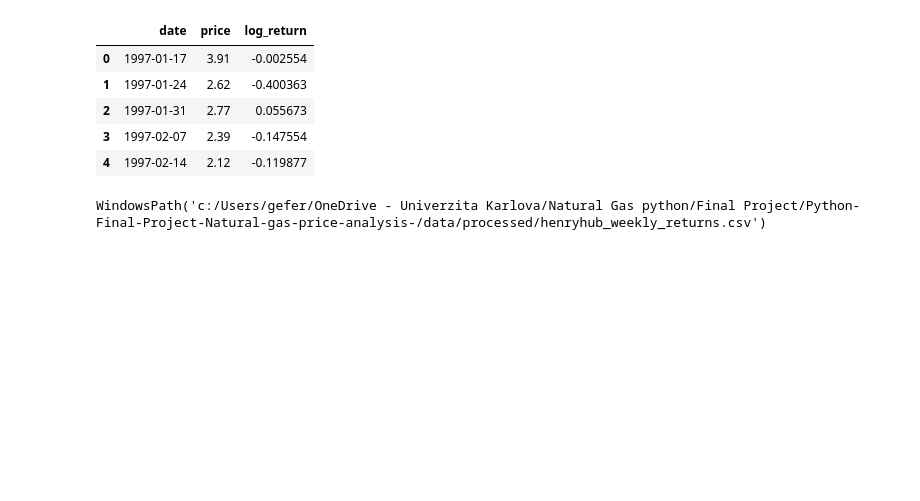
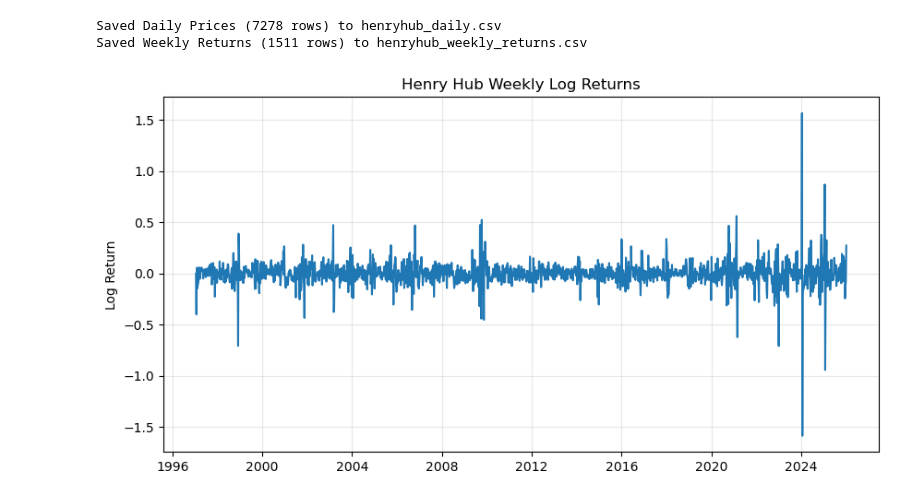
Before and after one commit to Rlesko14/Python-Final-Project-Natural-gas-price-analysis-, a Jupyter notebook: notebooks/01_henryhub_cleaning.ipynb, the cells around one changed output. Drawn from its saved outputs; the diff is of its cells as text; code cells hidden in the pictures; blank space fills up the shorter version.

```diff
--- a/notebooks/01_henryhub_cleaning.ipynb
+++ b/notebooks/01_henryhub_cleaning.ipynb
@@ -237,19 +85,45 @@ weekly.head()
-# %%
-weekly["log_return"] = np.log(weekly["price"]).diff()
-weekly = weekly.dropna().reset_index(drop=True)
-
-weekly.head()
-# %% [output]
-|  | date | price | log_return |
-| 0 | 1997-01-17 | 3.91 | -0.002554 |
-| 1 | 1997-01-24 | 2.62 | -0.400363 |
-| 2 | 1997-01-31 | 2.77 | 0.055673 |
-| 3 | 1997-02-07 | 2.39 | -0.147554 |
-| 4 | 1997-02-14 | 2.12 | -0.119877 |
-# %%
-out_weekly = OUT_DIR / "henryhub_weekly_returns.csv"
-weekly.to_csv(out_weekly, index=False)
-out_weekly
-#(should be our DEPENDEDNT VARIABLE )
-# %% [output]
-WindowsPath('c:/Users/gefer/OneDrive - Univerzita Karlova/Natural Gas python/Final Project/Python-Final-Project-Natural-gas-price-analysis-/data/processed/henryhub_weekly_returns.csv')
+# %%
+daily = df.melt(
+    id_vars=["week_of", "week_start"],
+    value_vars=["mon", "tue", "wed", "thu", "fri"],
+    var_name="dow",
+    value_name="price_usd_per_mmbtu"
+)
+
+dow_to_offset = {"mon": 0, "tue": 1, "wed": 2, "thu": 3, "fri": 4}
+daily["date"] = daily["week_start"] + pd.to_timedelta(daily["dow"].map(dow_to_offset), unit="D")
+
+daily = daily.dropna(subset=["date", "price_usd_per_mmbtu"]).sort_values("date")
+daily = daily[["date", "price_usd_per_mmbtu"]].reset_index(drop=True)
+
+daily.to_csv(PROCESSED_DIR / "henryhub_daily.csv", index=False)
+print(f"Saved Daily Prices ({len(daily)} rows) to henryhub_daily.csv")
+
+
+weekly = (
+    daily
+    .sort_values("date")
+    .groupby(pd.Grouper(key="date", freq="W-FRI"))
+    .agg(price=("price_usd_per_mmbtu", "last"))
+    .dropna()
+    .reset_index()
+)
+
+weekly["log_return"] = np.log(weekly["price"]).diff()
+weekly = weekly.dropna().reset_index(drop=True)
+
+weekly['YYYYMM'] = weekly['date'].dt.year * 100 + weekly['date'].dt.month
+
+weekly.to_csv(PROCESSED_DIR / "henryhub_weekly_returns.csv", index=False)
+print(f"Saved Weekly Returns ({len(weekly)} rows) to henryhub_weekly_returns.csv")
+
+plt.figure(figsize=(10,5))
+plt.plot(weekly["date"], weekly["log_return"])
+plt.title("Henry Hub Weekly Log Returns")
+plt.ylabel("Log Return")
+plt.grid(True, alpha=0.3)
+plt.show()
+# %% [output]
+Saved Daily Prices (7278 rows) to henryhub_daily.csv
+Saved Weekly Returns (1511 rows) to henryhub_weekly_returns.csv
+[figure, added]
```
Also changed, not shown: parts of 12 cells of this notebook, 11 other files.
